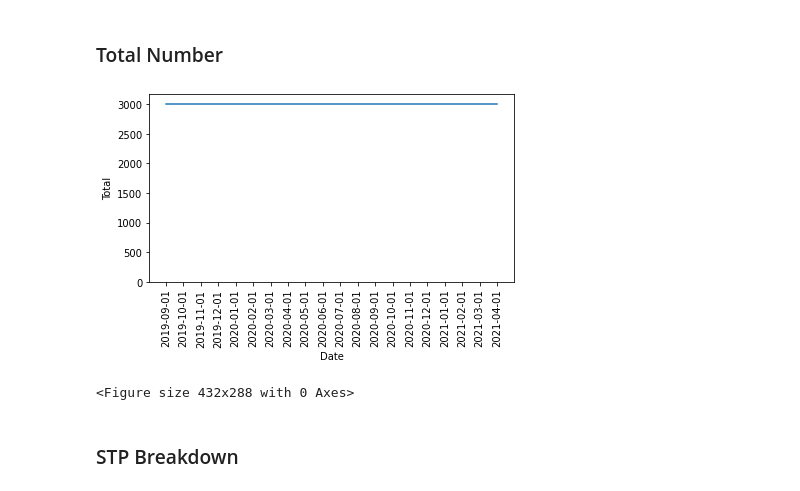
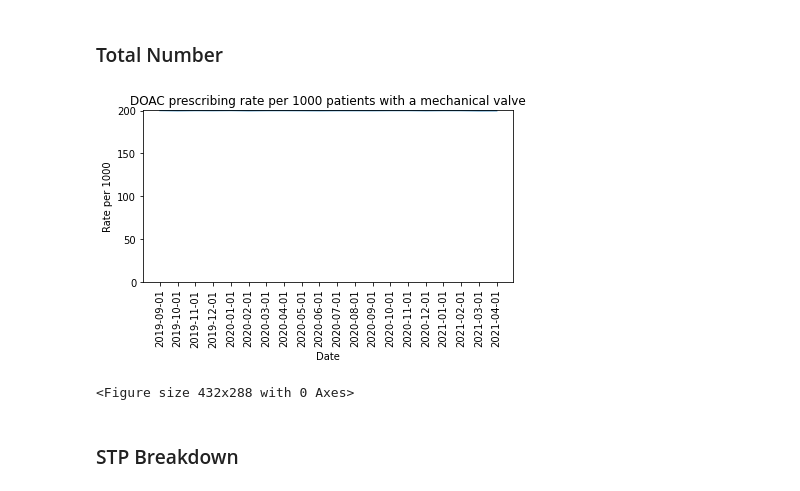
Before and after one commit to opensafely/mechanical-valve-anticoag, a Jupyter notebook: analysis/notebook.ipynb, the cells around one changed output. Drawn from its saved outputs; the diff is of its cells as text; code cells hidden in the pictures.

Commit message:
Plot rate instead of counts

```diff
--- a/analysis/notebook.ipynb
+++ b/analysis/notebook.ipynb
@@ -189,7 +191,7 @@ mechanical_valve_count
 # %% [markdown]
 ### Total Number
 # %%
-total_df = df.groupby(by='date')[['doac', 'population']].sum().reset_index()
+total_df = df.groupby(by='date')[['rate']].mean().reset_index()
 
 def plot_measures(df, title,column_to_plot, filename,category=False, y_label='Rate per 1000', interactive=True):
 
@@ -282,9 +284,9 @@ def plot_measures(df, title,column_to_plot, filename,category=False, y_label='Ra
 
         plt.clf()
 # %%
-plot_measures(total_df, title='', column_to_plot='doac', category=False, y_label='Total', interactive=False, filename="total")
+plot_measures(total_df, title='DOAC prescribing rate per 1000 patients with a mechanical valve', column_to_plot='rate', category=False, y_label='Rate per 1000', interactive=False, filename="total")
 # %% [output]
-[figure, old version]
+[figure, new version]
 <Figure size 432x288 with 0 Axes>
 # %% [markdown]
 ### STP Breakdown
```
Also changed, not shown: parts of 3 cells of this notebook.
